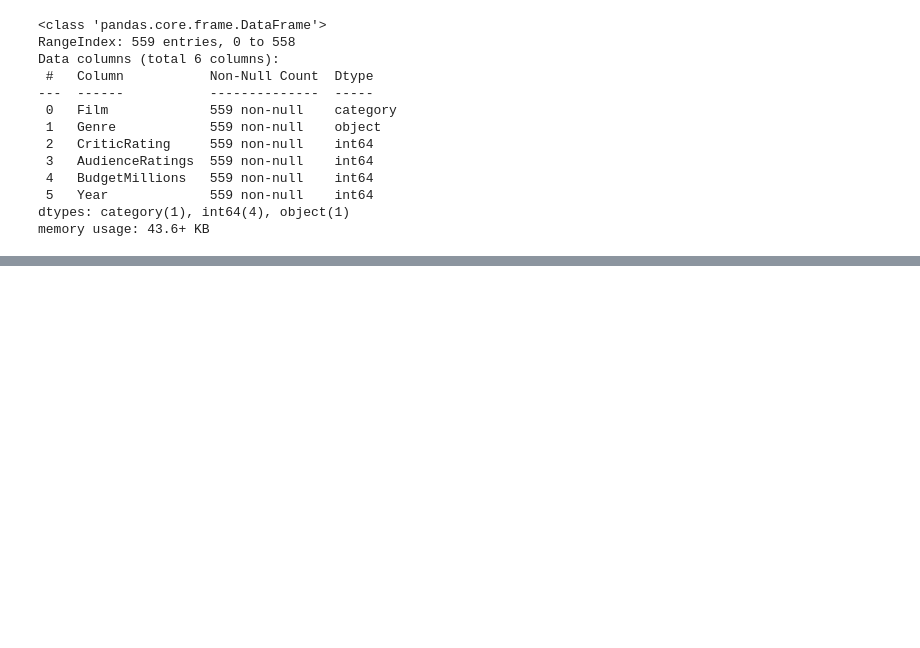
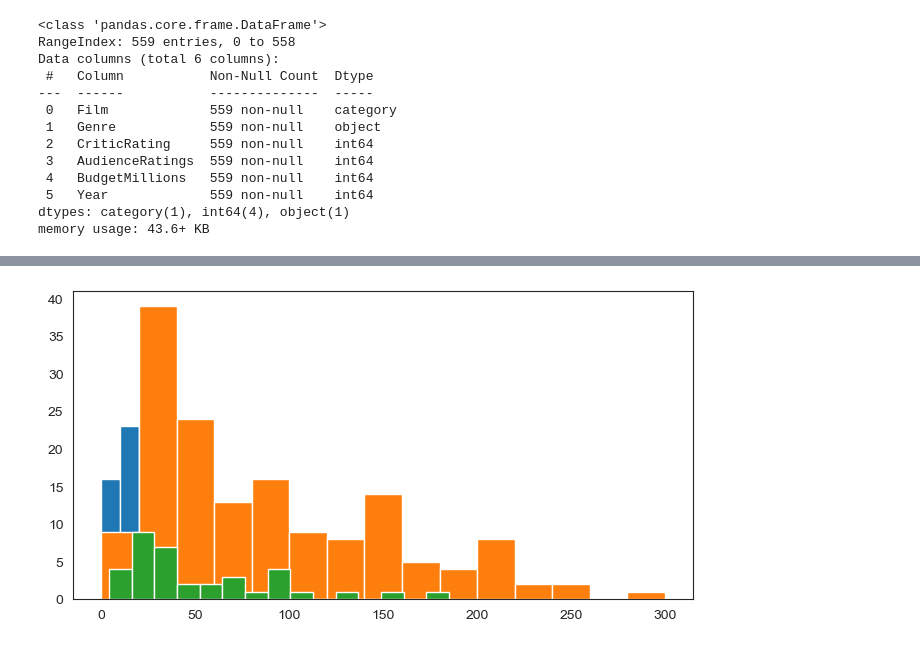
Before and after one commit to vishvadeepaktripathi/Udemy_python_cource, a Jupyter notebook: Udemy_For_loop.ipynb, the cells around one changed output, grey strips where cells are left out. Saved outputs shown, nothing was run; the diff lists cells and outputs as text; code cells hidden in the pictures; blank space fills up the shorter version.

```diff
--- a/Udemy_For_loop.ipynb
+++ b/Udemy_For_loop.ipynb
@@ -1042,0 +1102,2 @@ J = sns.jointplot(data=movies, x='CriticRating', y ='AudienceRatings')
+# %%
+movies1 = pd.read_csv("Movie-Ratings.csv")
@@ -1042,0 +1110,3 @@ J = sns.jointplot(data=movies, x='CriticRating', y ='AudienceRatings')
+# %%
+movies1.columns =  ('Film', 'Genre', 'CriticRating', 'AudienceRatings',
+       'BudgetMillions', 'Year')
@@ -1042,0 +1156,7 @@ J = sns.jointplot(data=movies, x='CriticRating', y ='AudienceRatings')
+# %%
+plt.hist(movies1[movies1.Genre == 'Drama'].BudgetMillions, bins=15)
+plt.hist(movies1[movies1.Genre == 'Action'].BudgetMillions, bins=15)
+plt.hist(movies1[movies1.Genre == 'Thriller'].BudgetMillions, bins=15)
+plt.show()
+# %% [output]
+[figure, added]
```
Also changed, not shown: parts of 29 cells of this notebook.
